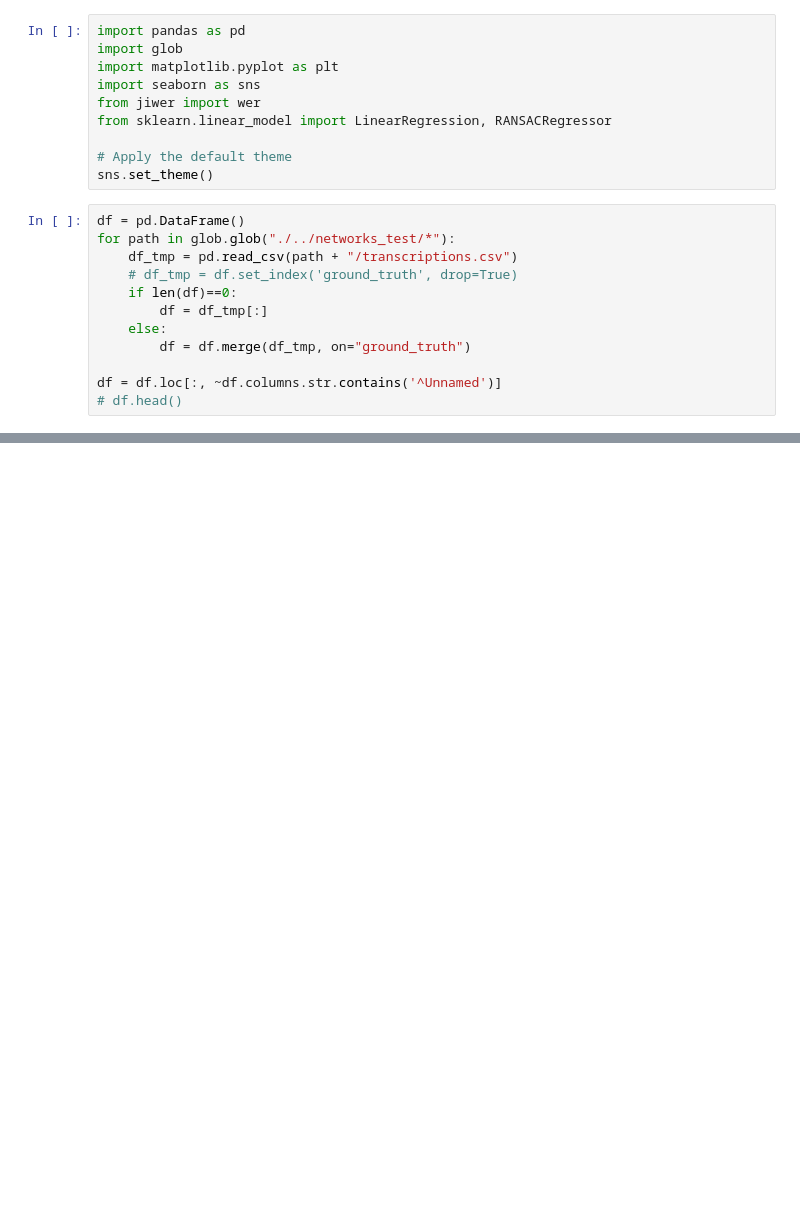
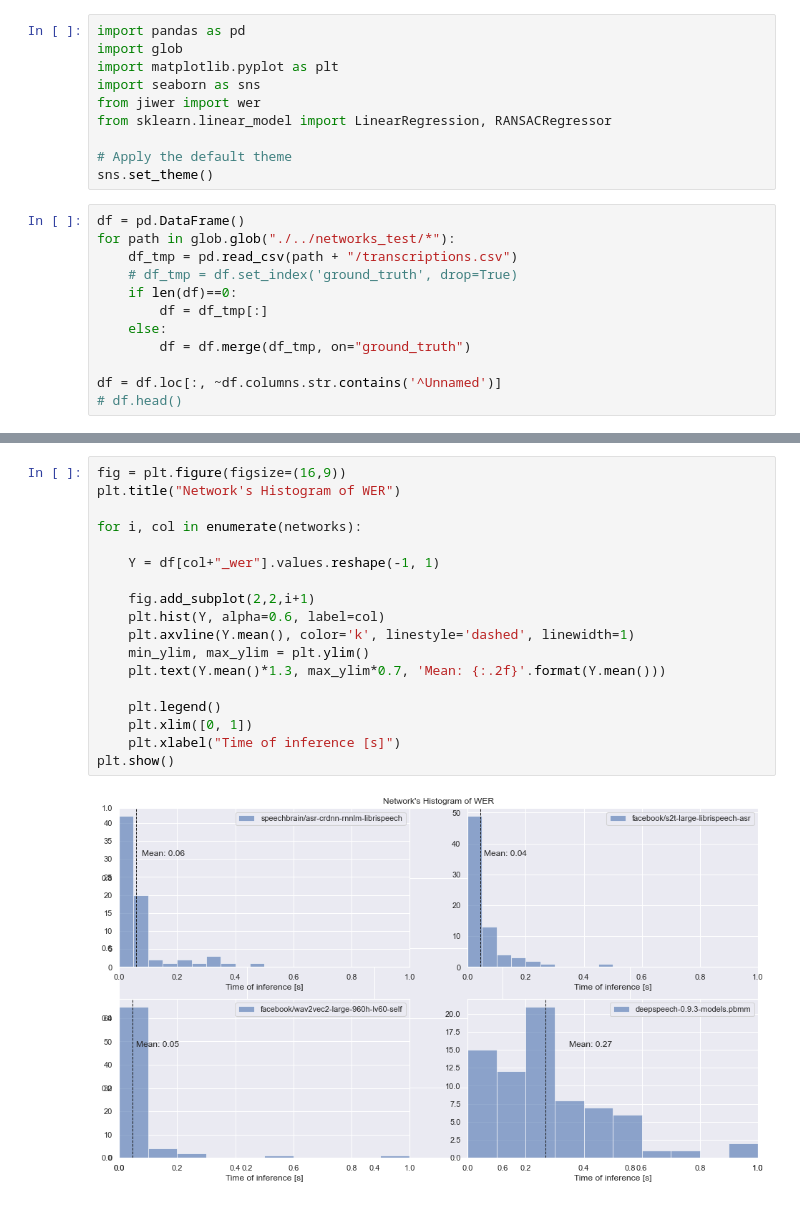
Before and after one commit to lucasagrizzi/ASR, a Jupyter notebook: eval/evaluation_networks.ipynb, the cells around one changed output, grey strips where cells are left out. Cells and saved outputs as stored; diff of their text form; blank space fills up the shorter version.

```diff
--- a/eval/evaluation_networks.ipynb
+++ b/eval/evaluation_networks.ipynb
@@ -93,0 +78,20 @@ df
+# %%
+fig = plt.figure(figsize=(16,9))
+plt.title("Network's Histogram of WER")
+
+for i, col in enumerate(networks):
+
+    Y = df[col+"_wer"].values.reshape(-1, 1)
+
+    fig.add_subplot(2,2,i+1)
+    plt.hist(Y, alpha=0.6, label=col)
+    plt.axvline(Y.mean(), color='k', linestyle='dashed', linewidth=1)
+    min_ylim, max_ylim = plt.ylim()
+    plt.text(Y.mean()*1.3, max_ylim*0.7, 'Mean: {:.2f}'.format(Y.mean()))
+
+    plt.legend()
+    plt.xlim([0, 1])
+    plt.xlabel("Time of inference [s]")
+plt.show()
+# %% [output]
+[figure, added]
```
Also changed, not shown: parts of 5 cells of this notebook, 2 other files.
